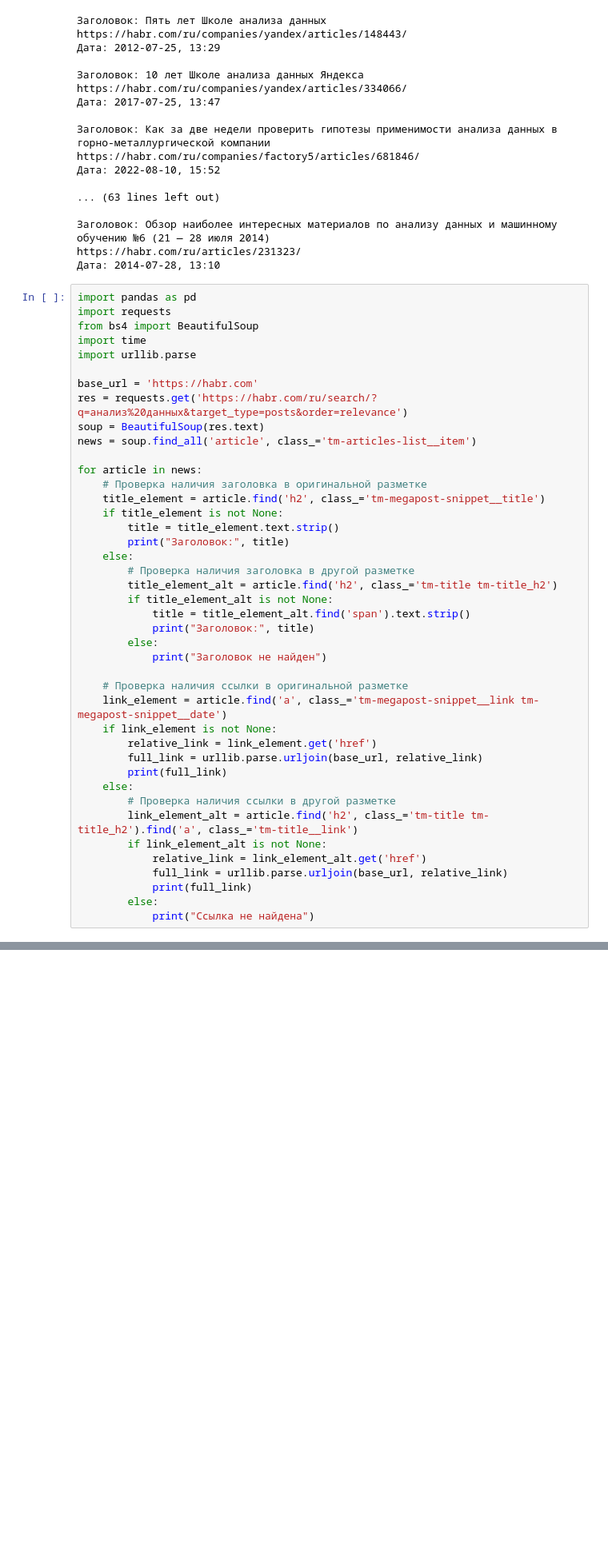
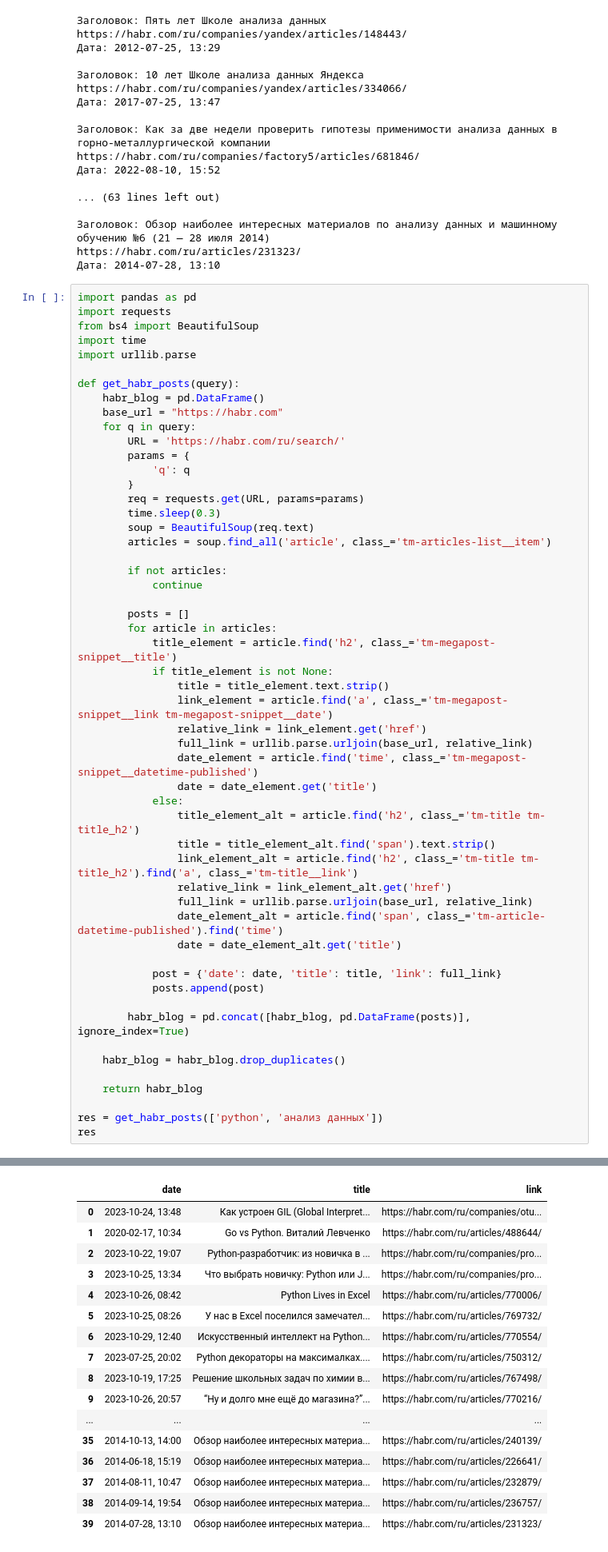
Before and after one commit to stefkong1982/-, a Jupyter notebook: Библиотеки Python для анализа данных/Лекция Основы веб-скрапинга/ДЗ_Кондратьев_NUMPY-48 к лекции Основы веб-скрапинга.ipynb, the cells around one changed output, grey strips where cells are left out. Shown at 80% size. Saved outputs shown, nothing was run; the diff lists cells and outputs as text; blank space fills up the shorter version.

```diff
--- a/Библиотеки Python для анализа данных/Лекция Основы веб-скрапинга/ДЗ_Кондратьев_NUMPY-48 к лекции Основы веб-скрапинга.ipynb
+++ b/Библиотеки Python для анализа данных/Лекция Основы веб-скрапинга/ДЗ_Кондратьев_NUMPY-48 к лекции Основы веб-скрапинга.ipynb
@@ -116,39 +116,50 @@ from bs4 import BeautifulSoup
 import time
 import urllib.parse
 
-base_url = 'https://habr.com'
-res = requests.get('https://habr.com/ru/search/?q=анализ%20данных&target_type=posts&order=relevance')
-soup = BeautifulSoup(res.text)
-news = soup.find_all('article', class_='tm-articles-list__item')
+def get_habr_posts(query):
+    habr_blog = pd.DataFrame()
+    base_url = "https://habr.com"
+    for q in query:
+        URL = 'https://habr.com/ru/search/'
+        params = {
+            'q': q
+        }
+        req = requests.get(URL, params=params)
+        time.sleep(0.3)
+        soup = BeautifulSoup(req.text)
+        articles = soup.find_all('article', class_='tm-articles-list__item')
 
-for article in news:
-    # Проверка наличия заголовка в оригинальной разметке
-    title_element = article.find('h2', class_='tm-megapost-snippet__title')
-    if title_element is not None:
-        title = title_element.text.strip()
-        print("Заголовок:", title)
-    else:
-        # Проверка наличия заголовка в другой разметке
-        title_element_alt = article.find('h2', class_='tm-title tm-title_h2')
-        if title_element_alt is not None:
-            title = title_element_alt.find('span').text.strip()
-            print("Заголовок:", title)
-        else:
-            print("Заголовок не найден")
+        if not articles:
+            continue
 
-    # Проверка наличия ссылки в оригинальной разметке
-    link_element = article.find('a', class_='tm-megapost-snippet__link tm-megapost-snippet__date')
-    if link_element is not None:
-        relative_link = link_element.get('href')
-        full_link = urllib.parse.urljoin(base_url, relative_link)
-        print(full_link)
-    else:
-        # Проверка наличия ссылки в другой разметке
-        link_element_alt = article.find('h2', class_='tm-title tm-title_h2').find('a', class_='tm-title__link')
-        if link_element_alt is not None:
-            relative_link = link_element_alt.get('href')
-            full_link = urllib.parse.urljoin(base_url, relative_link)
-            print(full_link)
-        else:
-            print("Ссылка не найдена")
+        posts = []
+        for article in articles:
+            title_element = article.find('h2', class_='tm-megapost-snippet__title')
+            if title_element is not None:
+                title = title_element.text.strip()
+                link_element = article.find('a', class_='tm-megapost-snippet__link tm-megapost-snippet__date')
+                relative_link = link_element.get('href')
+                full_link = urllib.parse.urljoin(base_url, relative_link)
+                date_element = article.find('time', class_='tm-megapost-snippet__datetime-published')
+                date = date_element.get('title')
+            else:
+                title_element_alt = article.find('h2', class_='tm-title tm-title_h2')
+                title = title_element_alt.find('span').text.strip()
+                link_element_alt = article.find('h2', class_='tm-title tm-title_h2').find('a', class_='tm-title__link')
+                relative_link = link_element_alt.get('href')
+                full_link = urllib.parse.urljoin(base_url, relative_link)
+                date_element_alt = article.find('span', class_='tm-article-datetime-published').find('time')
+                date = date_element_alt.get('title')
+
+            post = {'date': date, 'title': title, 'link': full_link}
+            posts.append(post)
+
+        habr_blog = pd.concat([habr_blog, pd.DataFrame(posts)], ignore_index=True)
+
+    habr_blog = habr_blog.drop_duplicates()
+
+    return habr_blog
+
+res = get_habr_posts(['python', 'анализ данных'])
+res
 # %% [output]
@@ -171,0 +166,17 @@ https://habr.com/ru/articles/231323/
+|  | date | title | link |
+| 0 | 2023-10-24, 13:48 | Как устроен GIL (Global Interpret... | https://habr.com/ru/companies/otu... |
+| 1 | 2020-02-17, 10:34 | Go vs Python. Виталий Левченко | https://habr.com/ru/articles/488644/ |
+| 2 | 2023-10-22, 19:07 | Python-разработчик: из новичка в ... | https://habr.com/ru/companies/pro... |
+| 3 | 2023-10-25, 13:34 | Что выбрать новичку: Python или J... | https://habr.com/ru/companies/pro... |
+| 4 | 2023-10-26, 08:42 | Python Lives in Excel | https://habr.com/ru/articles/770006/ |
+| 5 | 2023-10-25, 08:26 | У нас в Excel поселился замечател... | https://habr.com/ru/articles/769732/ |
+| 6 | 2023-10-29, 12:40 | Искусственный интеллект на Python... | https://habr.com/ru/articles/770554/ |
+| 7 | 2023-07-25, 20:02 | Python декораторы на максималках.... | https://habr.com/ru/articles/750312/ |
+| 8 | 2023-10-19, 17:25 | Решение школьных задач по химии в... | https://habr.com/ru/articles/767498/ |
+| 9 | 2023-10-26, 20:57 | “Ну и долго мне ещё до магазина?”... | https://habr.com/ru/articles/770216/ |
+| ... | ... | ... | ... |
+| 35 | 2014-10-13, 14:00 | Обзор наиболее интересных материа... | https://habr.com/ru/articles/240139/ |
+| 36 | 2014-06-18, 15:19 | Обзор наиболее интересных материа... | https://habr.com/ru/articles/226641/ |
+| 37 | 2014-08-11, 10:47 | Обзор наиболее интересных материа... | https://habr.com/ru/articles/232879/ |
+| 38 | 2014-09-14, 19:54 | Обзор наиболее интересных материа... | https://habr.com/ru/articles/236757/ |
+| 39 | 2014-07-28, 13:10 | Обзор наиболее интересных материа... | https://habr.com/ru/articles/231323/ |
```
Also changed, not shown: parts of 8 cells of this notebook.
